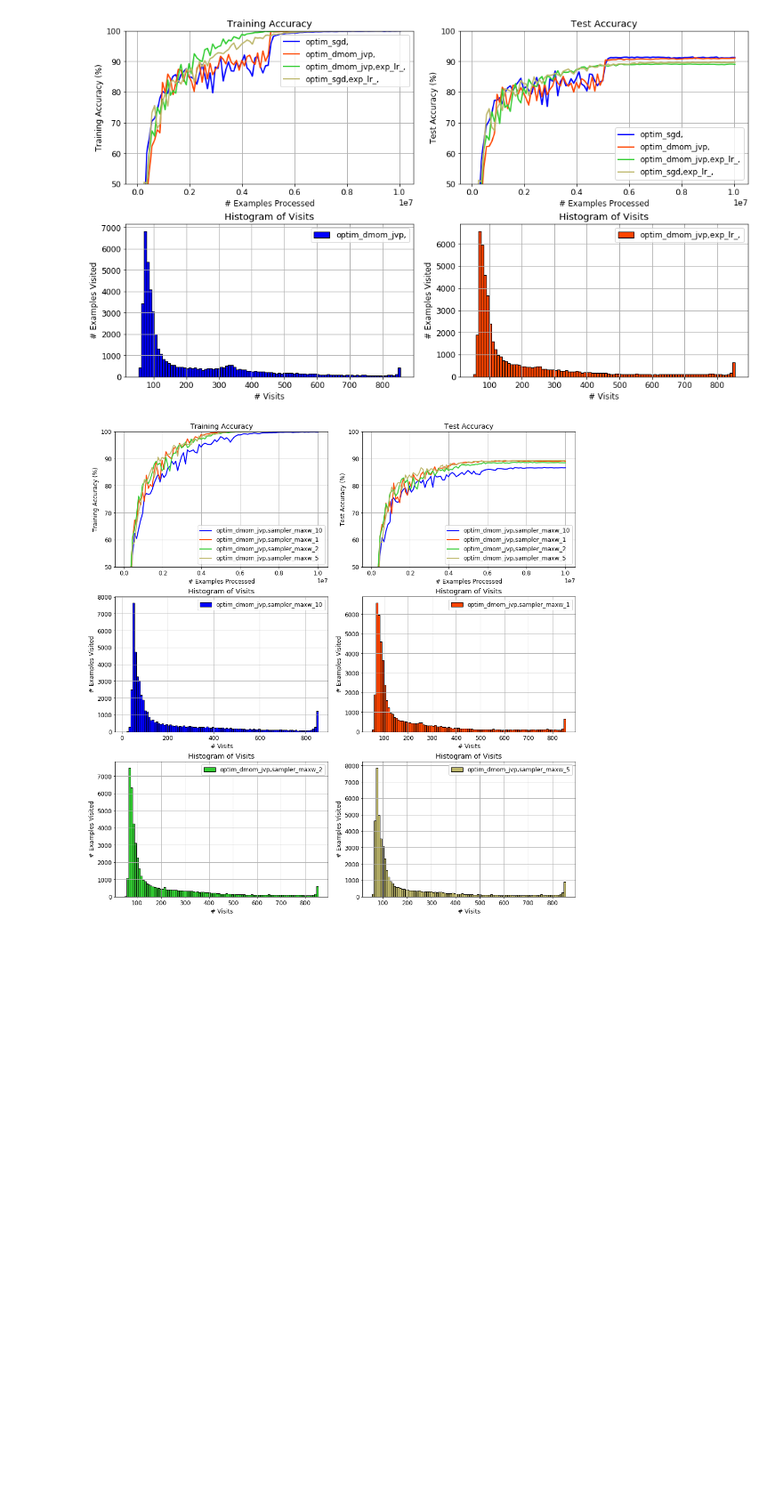
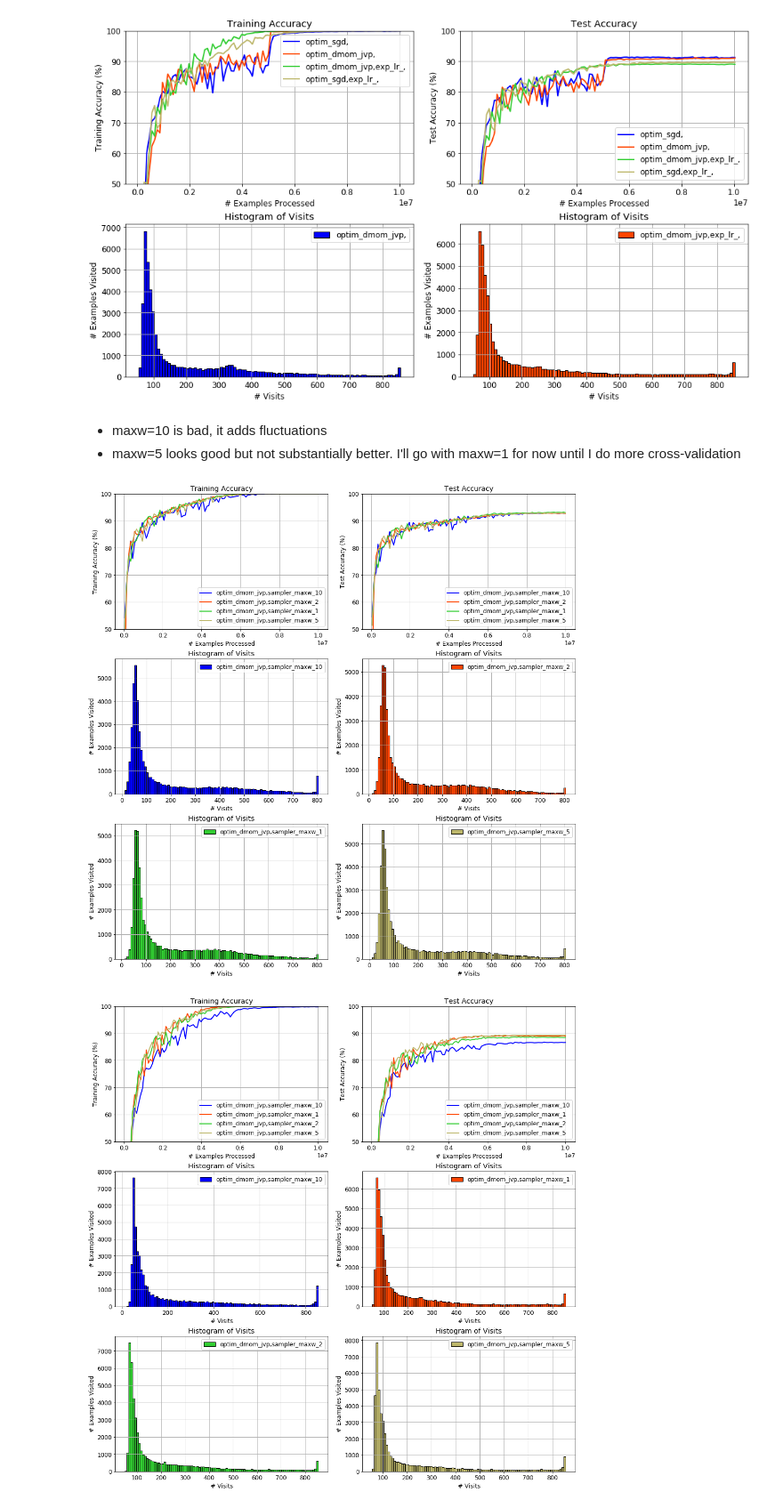
Before and after one commit to fartashf/gvar_code, a Jupyter notebook: notebooks/figures_new.ipynb, the cells around one changed output. Shown at 89% size. Drawn from its saved outputs; the diff is of its cells as text; code cells hidden in the pictures; blank space fills up the shorter version.

```diff
--- a/notebooks/figures_new.ipynb
+++ b/notebooks/figures_new.ipynb
@@ -389,6 +391,22 @@ ylim = [50, 100]
 data, run_names = plot_runs_and_tags(get_data_f, plot_f, logdir, patterns, tag_names, fig_name, lg_tags, ylim)
 # %% [output]
 [figure]
+# %% [markdown]
+* maxw=10 is bad, it adds fluctuations
+* maxw=5 looks good but not substantially better. I'll go with maxw=1 for now until I do more cross-validation
+# %%
+get_data_f = get_data_pth
+# plot_f = plt.plot
+plot_f = plot_smooth
+logdir = '/u/faghri/dmom/code/runs/'
+patterns = ['.*cifar10_linrank_explr/.*exp_lr.*batch_size_32.*maxw_.*']
+tag_names = ['Tacc_Nex', 'Vacc_Nex', 'visits_h']
+fig_name = 'figs_new/cifar10_linrank_bs32_maxw.png'
+lg_tags = ['optim_', 'sampler_maxw_']
+ylim = [50, 100]
+data, run_names = plot_runs_and_tags(get_data_f, plot_f, logdir, patterns, tag_names, fig_name, lg_tags, ylim)
+# %% [output]
+[figure, added]
 # %%
 get_data_f = get_data_pth
 # plot_f = plt.plot
```
Also changed, not shown: parts of 37 cells of this notebook, 29 other files.
